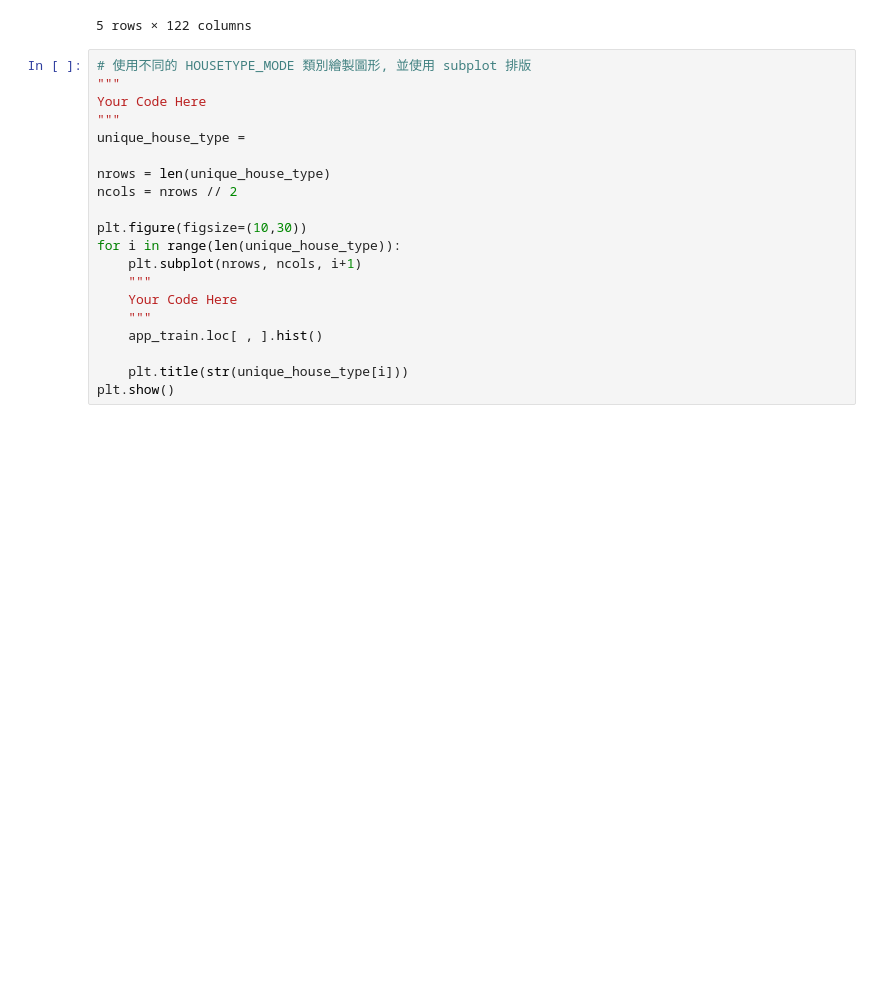
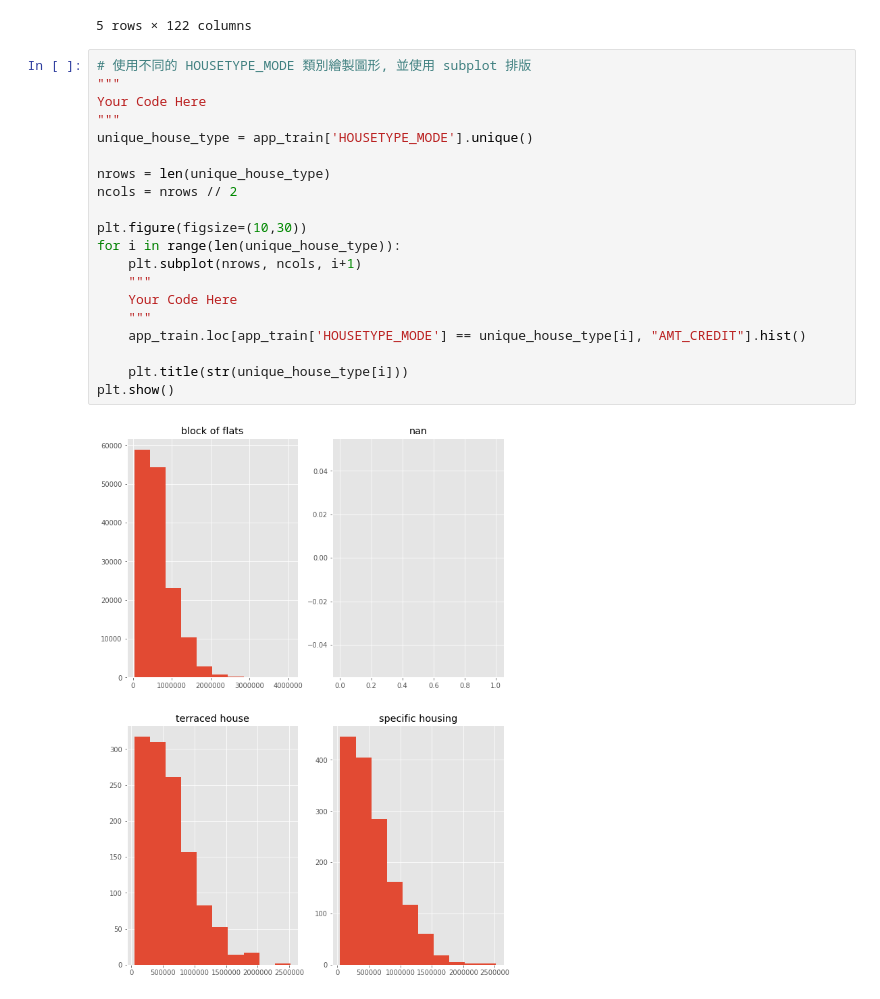
Before and after one commit to a29452291/ML100Days, a Jupyter notebook: homework/Day_019_HW.ipynb, the cells around one changed output. Saved outputs shown, nothing was run; the diff lists cells and outputs as text; blank space fills up the shorter version.

```diff
--- a/homework/Day_019_HW.ipynb
+++ b/homework/Day_019_HW.ipynb
@@ -41,20 +41,22 @@ Path of read in data: C:/Users/陳知昊/Desktop/data/application_train.csv
 # %%
 # 使用不同的 HOUSETYPE_MODE 類別繪製圖形, 並使用 subplot 排版
 """
 Your Code Here
 """
-unique_house_type =
+unique_house_type = app_train['HOUSETYPE_MODE'].unique()
 
 nrows = len(unique_house_type)
 ncols = nrows // 2
 
 plt.figure(figsize=(10,30))
 for i in range(len(unique_house_type)):
     plt.subplot(nrows, ncols, i+1)
     """
     Your Code Here
     """
-    app_train.loc[ , ].hist()
+    app_train.loc[app_train['HOUSETYPE_MODE'] == unique_house_type[i], "AMT_CREDIT"].hist()
 
     plt.title(str(unique_house_type[i]))
 plt.show()
+# %% [output]
+[figure, added]
```
